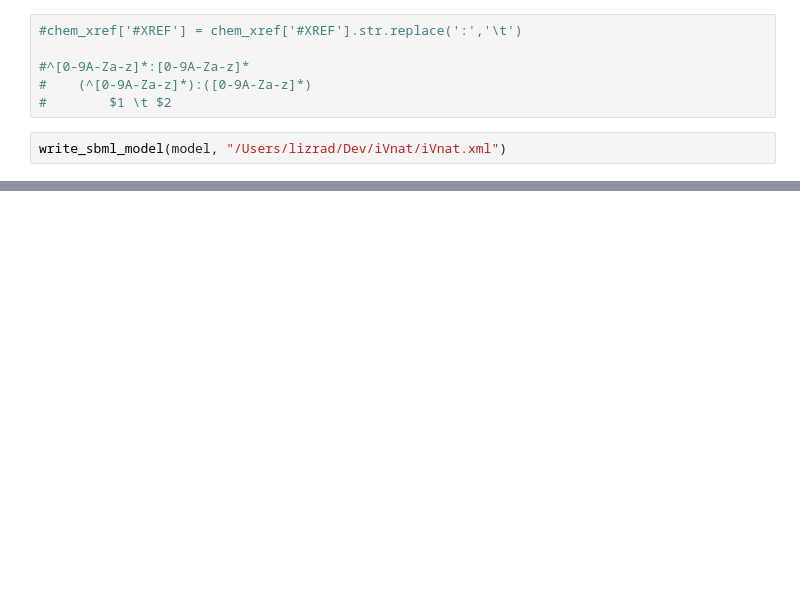
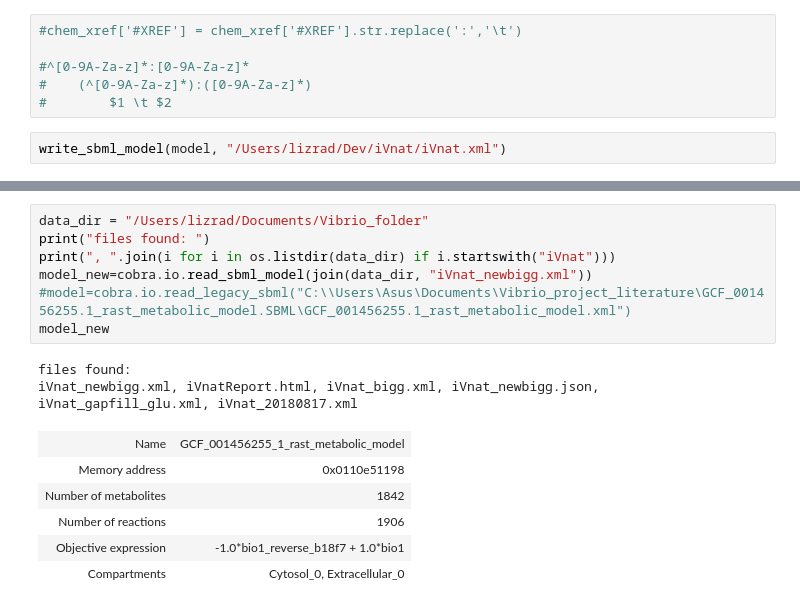
Before and after one commit to biosustain/iVnat, a Jupyter notebook: Mapping_Reaction_IDs_to_Bigg.ipynb, the cells around one changed output, grey strips where cells are left out. Drawn from its saved outputs; the diff is of its cells as text; blank space fills up the shorter version.

```diff
--- a/Mapping_Reaction_IDs_to_Bigg.ipynb
+++ b/Mapping_Reaction_IDs_to_Bigg.ipynb
@@ -451,0 +214,16 @@ print(len(model.reactions))
+# %%
+data_dir = "/Users/lizrad/Documents/Vibrio_folder"
+print("files found: ")
+print(", ".join(i for i in os.listdir(data_dir) if i.startswith("iVnat")))
+model_new=cobra.io.read_sbml_model(join(data_dir, "iVnat_newbigg.xml"))
+#model=cobra.io.read_legacy_sbml("C:\\Users\Asus\Documents\Vibrio_project_literature\GCF_001456255.1_rast_metabolic_model.SBML\GCF_001456255.1_rast_metabolic_model.xml")
+model_new
+# %% [output]
+files found:
+iVnat_newbigg.xml, iVnatReport.html, iVnat_bigg.xml, iVnat_newbigg.json, iVnat_gapfill_glu.xml, iVnat_20180817.xml
+| Name | GCF_001456255_1_rast_metabolic_model |
+| Memory address | 0x0110e51198 |
+| Number of metabolites | 1842 |
+| Number of reactions | 1906 |
+| Objective expression | -1.0*bio1_reverse_b18f7 + 1.0*bio1 |
+| Compartments | Cytosol_0, Extracellular_0 |
```
Also changed, not shown: parts of 20 cells of this notebook, 3 other files.
